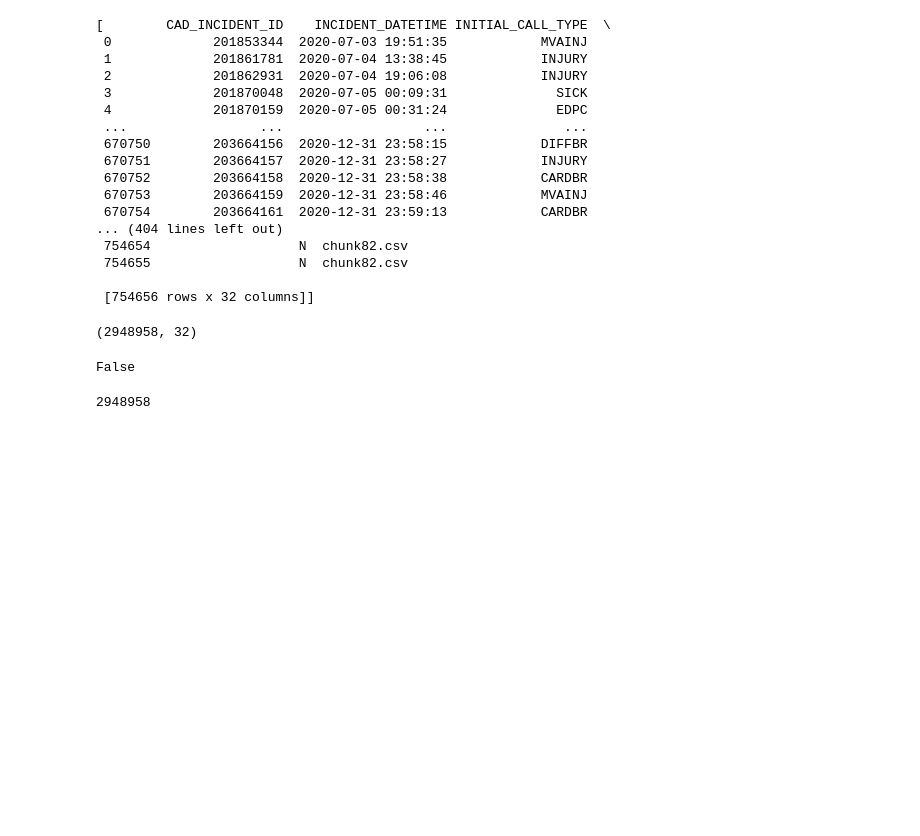
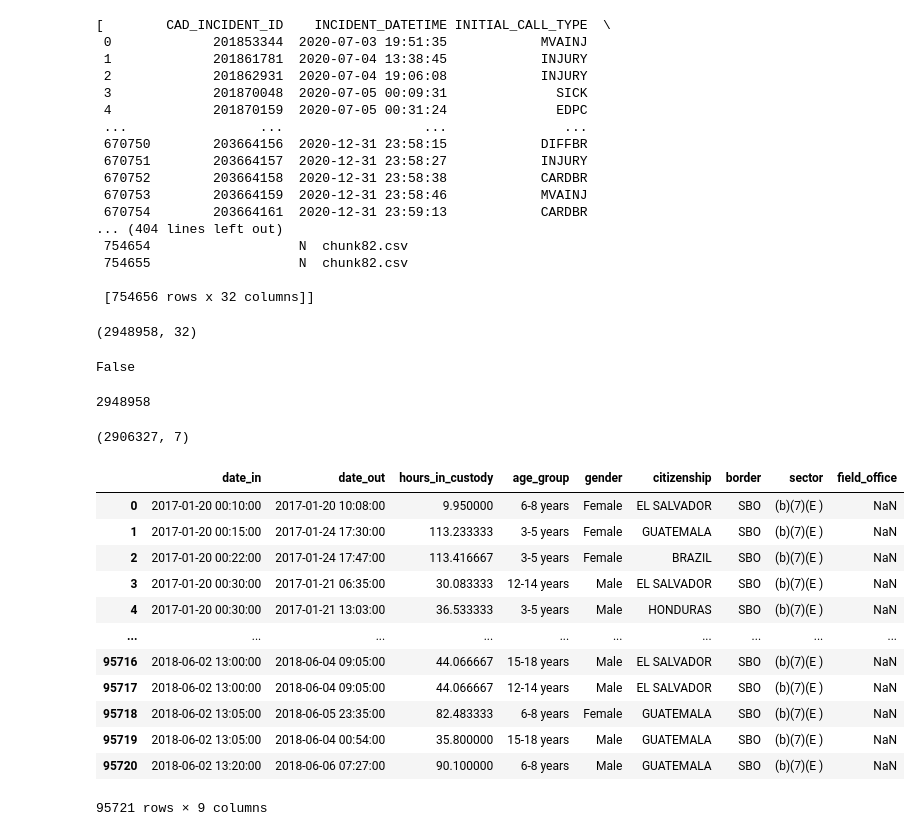
Before and after one commit to briannamonsanto/homework-week-7, a Jupyter notebook: homework.ipynb, the cells around one changed output. Drawn from its saved outputs; the diff is of its cells as text; code cells hidden in the pictures; blank space fills up the shorter version.

```diff
--- a/homework.ipynb
+++ b/homework.ipynb
@@ -267,0 +270,4 @@ ems_20_last_df.shape[0] + ems_19_last_df.shape[0] + ems_20_first_df.shape[0] + e
+# %%
+temps_df.shape
+# %% [output]
+(2906327, 7)
@@ -267,0 +278,16 @@ ems_20_last_df.shape[0] + ems_19_last_df.shape[0] + ems_20_first_df.shape[0] + e
+# %%
+Customs_df
+# %% [output]
+|  | date_in | date_out | hours_in_custody | age_group | gender | citizenship | border | sector | field_office |
+| 0 | 2017-01-20 00:10:00 | 2017-01-20 10:08:00 | 9.950000 | 6-8 years | Female | EL SALVADOR | SBO | (b)(7)(E ) | NaN |
+| 1 | 2017-01-20 00:15:00 | 2017-01-24 17:30:00 | 113.233333 | 3-5 years | Female | GUATEMALA | SBO | (b)(7)(E ) | NaN |
+| 2 | 2017-01-20 00:22:00 | 2017-01-24 17:47:00 | 113.416667 | 3-5 years | Female | BRAZIL | SBO | (b)(7)(E ) | NaN |
+| 3 | 2017-01-20 00:30:00 | 2017-01-21 06:35:00 | 30.083333 | 12-14 years | Male | EL SALVADOR | SBO | (b)(7)(E ) | NaN |
+| 4 | 2017-01-20 00:30:00 | 2017-01-21 13:03:00 | 36.533333 | 3-5 years | Male | HONDURAS | SBO | (b)(7)(E ) | NaN |
+| ... | ... | ... | ... | ... | ... | ... | ... | ... | ... |
+| 95716 | 2018-06-02 13:00:00 | 2018-06-04 09:05:00 | 44.066667 | 15-18 years | Male | EL SALVADOR | SBO | (b)(7)(E ) | NaN |
+| 95717 | 2018-06-02 13:00:00 | 2018-06-04 09:05:00 | 44.066667 | 12-14 years | Male | EL SALVADOR | SBO | (b)(7)(E ) | NaN |
+| 95718 | 2018-06-02 13:05:00 | 2018-06-05 23:35:00 | 82.483333 | 6-8 years | Female | GUATEMALA | SBO | (b)(7)(E ) | NaN |
+| 95719 | 2018-06-02 13:05:00 | 2018-06-04 00:54:00 | 35.800000 | 15-18 years | Male | GUATEMALA | SBO | (b)(7)(E ) | NaN |
+| 95720 | 2018-06-02 13:20:00 | 2018-06-06 07:27:00 | 90.100000 | 6-8 years | Male | GUATEMALA | SBO | (b)(7)(E ) | NaN |
+95721 rows × 9 columns
```
Also changed, not shown: parts of 4 cells of this notebook.
